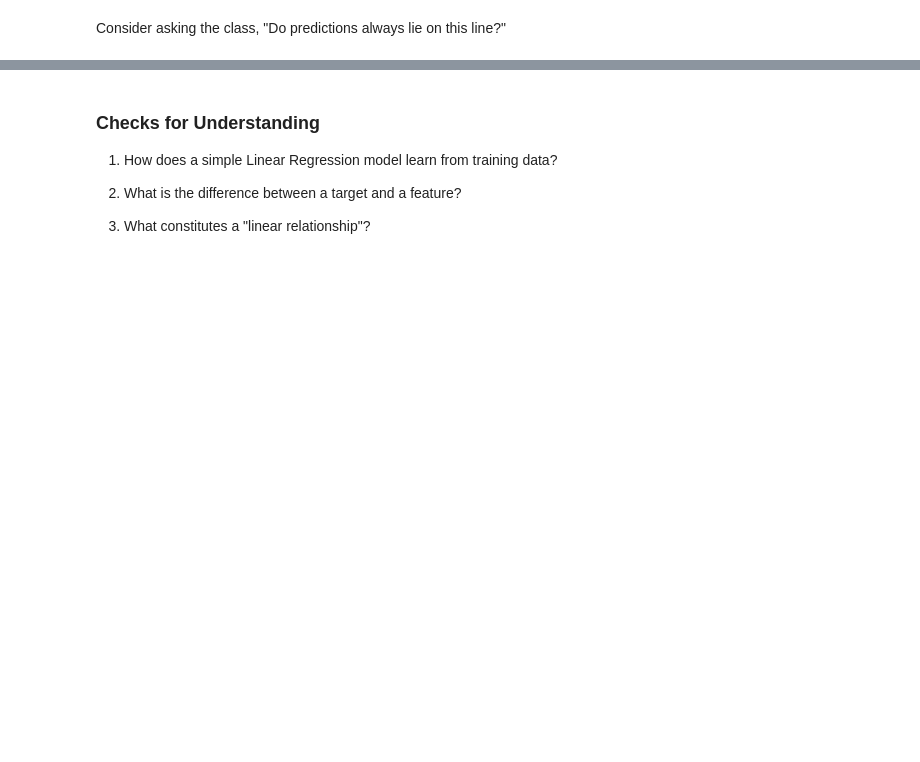
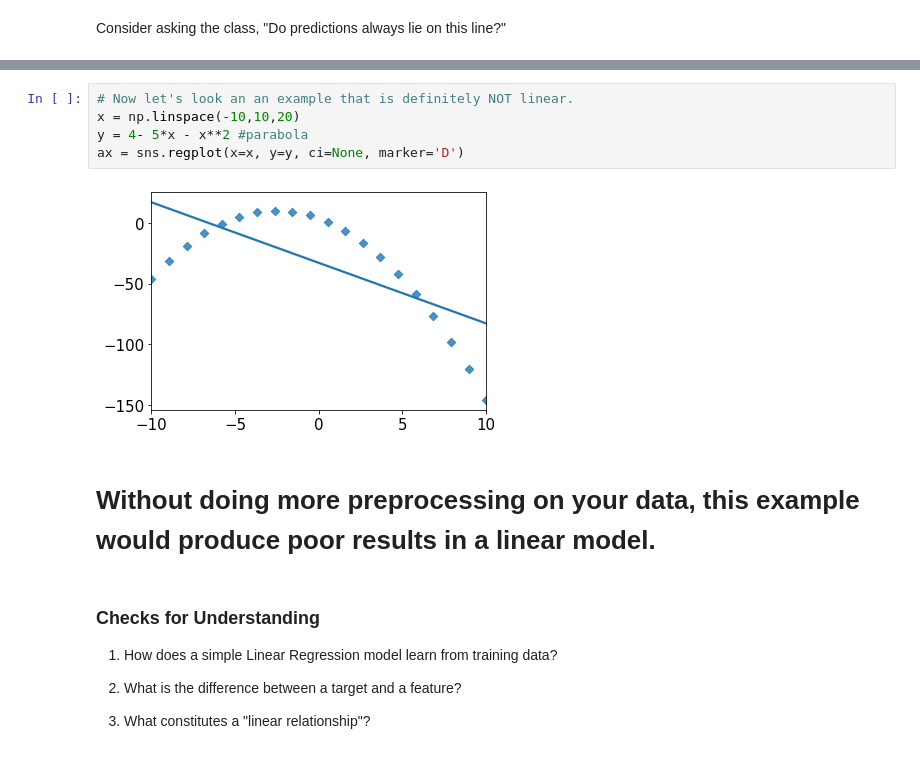
Before and after one commit to seanreed1111/dai-regression, a Jupyter notebook: lecture/py-linear-models-intro.ipynb, the cells around one changed output, grey strips where cells are left out. Drawn from its saved outputs; the diff is of its cells as text; blank space fills up the shorter version.

```diff
--- a/lecture/py-linear-models-intro.ipynb
+++ b/lecture/py-linear-models-intro.ipynb
@@ -142,3 +147,12 @@ Go to https://phet.colorado.edu/sims/html/least-squares-regression/latest/least-
+# %%
+# Now let's look an an example that is definitely NOT linear.
+x = np.linspace(-10,10,20)
+y = 4- 5*x - x**2 #parabola
+ax = sns.regplot(x=x, y=y, ci=None, marker='D')
+# %% [output]
+[figure, added]
+# %% [markdown]
+# Without doing more preprocessing on your data, this example would produce poor results in a linear model.
 # %% [markdown]
 ### Checks for Understanding
 
```
Also changed, not shown: parts of 23 cells of this notebook.
